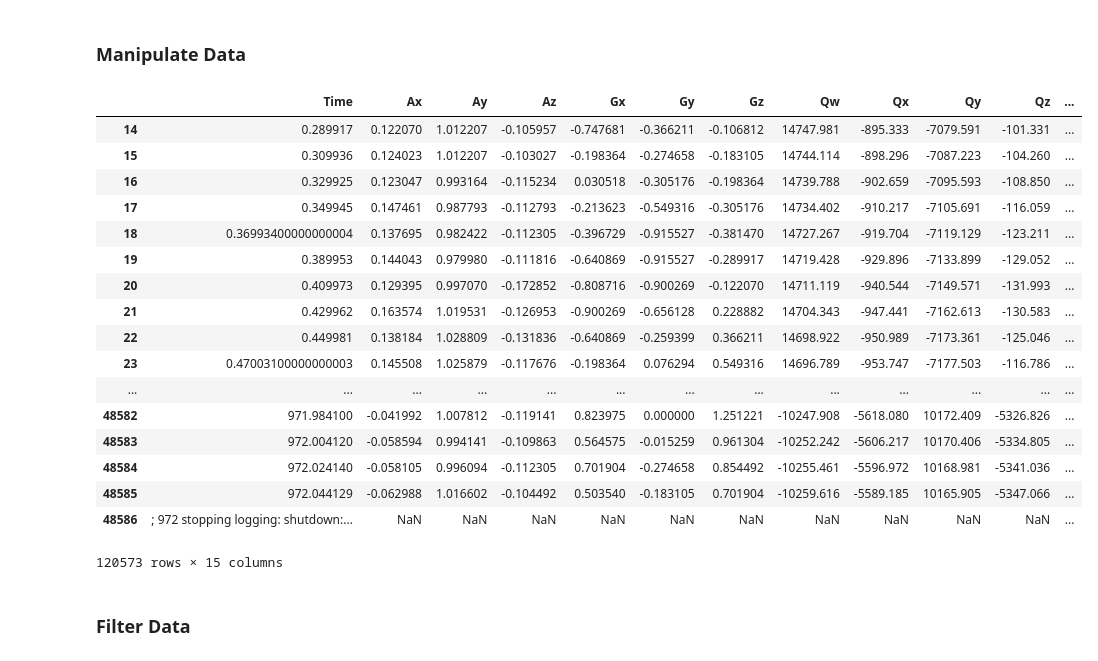
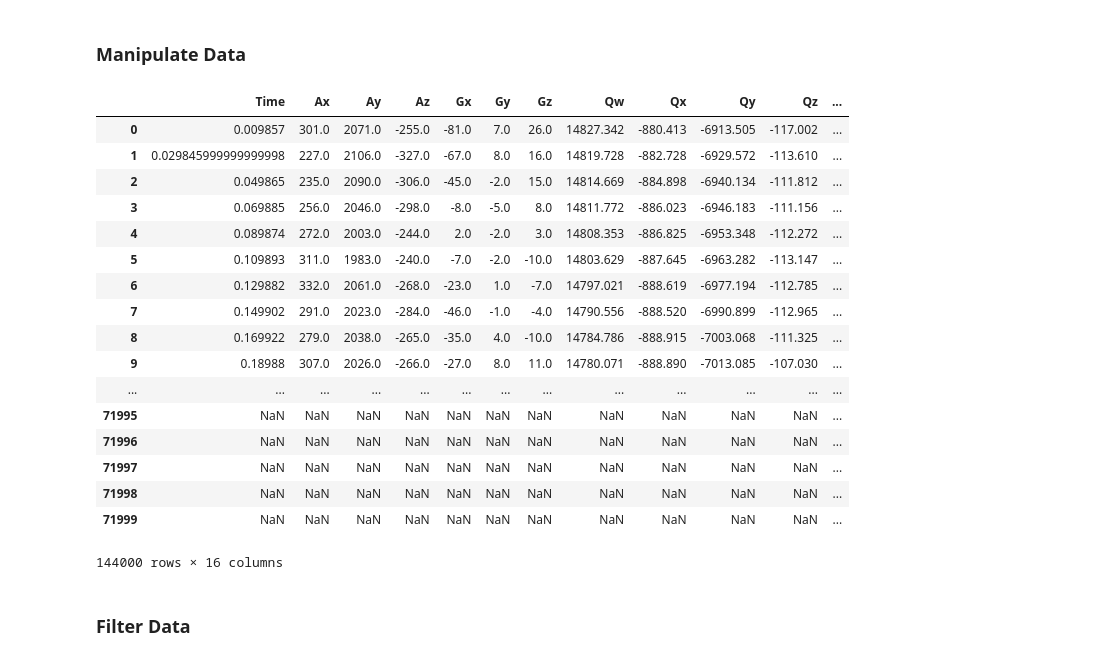
Before and after one commit to shellyginelle/zipline-acceleration-analysis, a Jupyter notebook: MRP - Post Processing Zip line Data.ipynb, the cells around one changed output. Drawn from its saved outputs; the diff is of its cells as text; code cells hidden in the pictures.

Commit message:
Add filepaths, Update data extractions

```diff
--- a/MRP - Post Processing Zip line Data.ipynb
+++ b/MRP - Post Processing Zip line Data.ipynb
@@ -187,3 +186,24 @@ com_raw_df
+# %%
+'''
+5. Read all COM Harness data files
+'''
+com_raw_dir = os.chdir(bmfp_v4_com)
+com_results = pd.DataFrame([], columns=colnames_HAM_IMU)
+
+for counter, file in enumerate(files):
+    com_df = pd.read_csv(file, skiprows=[0,1,2,3,4,5,6,7], sep=',', names=colnames_HAM_IMU, engine='python')
+    #Append the results into one dataframe
+    com_results = com_results.append(com_df)
+
+#Save the results into a separate combined .csv
+com_results.to_csv(bmfp_v4_com + 'COMBINED_COM_DATA.csv')
+
+#Read combined data, rename columns and print data
+com_raw_df = pd.read_csv(bmfp_v4_com + 'COMBINED_COM_DATA.csv',
+                 skiprows=[0], sep=',', names=colnames_HAM_IMU, header=None, engine='python')
+
+#print combined dataframe
+#com_raw_df
 # %% [markdown]
 ### Manipulate Data
 # %%
@@ -214,47 +243,45 @@ head_mnptd_df['Ax'].max()
 # %%
 #Save dataframe into new .csv
 head_raw_df.to_csv('/Users/shellyginelle/Data/1 - Head/MANIPULATED_HEAD_DATA.csv')
 head_mnptd_df = pd.read_csv('/Users/shellyginelle/Data/1 - Head/MANIPULATED_HEAD_DATA.csv',
-                 skiprows=[0,1,2,3,4,5,6,7], sep=',', names=colnames_HAM_IMU, header=None, engine='python')
+                 skiprows=[0], sep=',', names=colnames_HAM_IMU, header=None, engine='python')
 
 neck_raw_df.to_csv('/Users/shellyginelle/Data/2 - Neck C7/MANIPULATED_NECK_DATA.csv')
 neck_mnptd_df = pd.read_csv('/Users/shellyginelle/Data/2 - Neck C7/MANIPULATED_NECK_DATA.csv',
-                 skiprows=[0,1,2,3,4,5,6,7], sep=',', names=colnames_HAM_IMU, header=None, engine='python')
+                 skiprows=[0], sep=',', names=colnames_HAM_IMU, header=None, engine='python')
 
 shoulder_raw_df.to_csv('/Users/shellyginelle/Data/3 - Left Shoulder/MANIPULATED_SHOULDER_DATA.csv')
 shoulder_mnptd_df = pd.read_csv('/Users/shellyginelle/Data/3 - Left Shoulder/MANIPULATED_SHOULDER_DATA.csv',
-                 skiprows=[0,1,2,3,4,5,6,7], sep=',', names=colnames_HAM_IMU, header=None, engine='python')
+                 skiprows=[0], sep=',', names=colnames_HAM_IMU, header=None, engine='python')
 
 heart_raw_df.to_csv('/Users/shellyginelle/Data/4 - Heart/MANIPULATED_HEART_DATA.csv')
 heart_mnptd_df = pd.read_csv('/Users/shellyginelle/Data/4 - Heart/MANIPULATED_HEART_DATA.csv',
-                 skiprows=[0,1,2,3,4,5,6,7], sep=',', names=colnames_HAM_IMU, header=None, engine='python')
+                 skiprows=[0], sep=',', names=colnames_HAM_IMU, header=None, engine='python')
 
 com_raw_df.to_csv('/Users/shellyginelle/Data/5 - COM Harness/MANIPULATED_COM_DATA.csv')
 com_mnptd_df = pd.read_csv('/Users/shellyginelle/Data/5 - COM Harness/MANIPULATED_COM_DATA.csv',
-                 skiprows=[0,1,2,3,4,5,6,7], sep=',', names=colnames_HAM_IMU, header=None, engine='python')
+                 skiprows=[0], sep=',', names=colnames_HAM_IMU, header=None, engine='python')
 
-#For debugging purposes - Checkpoint
-#Print last dataframe to show code has completed
 com_mnptd_df
 # %% [output]
 |  | Time | Ax | Ay | Az | Gx | Gy | Gz | Qw | Qx | Qy | Qz | ... |
-| 14 | 0.289917 | 0.122070 | 1.012207 | -0.105957 | -0.747681 | -0.366211 | -0.106812 | 14747.981 | -895.333 | -7079.591 | -101.331 | ... |
-| 15 | 0.309936 | 0.124023 | 1.012207 | -0.103027 | -0.198364 | -0.274658 | -0.183105 | 14744.114 | -898.296 | -7087.223 | -104.260 | ... |
-| 16 | 0.329925 | 0.123047 | 0.993164 | -0.115234 | 0.030518 | -0.305176 | -0.198364 | 14739.788 | -902.659 | -7095.593 | -108.850 | ... |
-| 17 | 0.349945 | 0.147461 | 0.987793 | -0.112793 | -0.213623 | -0.549316 | -0.305176 | 14734.402 | -910.217 | -7105.691 | -116.059 | ... |
-| 18 | 0.36993400000000004 | 0.137695 | 0.982422 | -0.112305 | -0.396729 | -0.915527 | -0.381470 | 14727.267 | -919.704 | -7119.129 | -123.211 | ... |
-| 19 | 0.389953 | 0.144043 | 0.979980 | -0.111816 | -0.640869 | -0.915527 | -0.289917 | 14719.428 | -929.896 | -7133.899 | -129.052 | ... |
-| 20 | 0.409973 | 0.129395 | 0.997070 | -0.172852 | -0.808716 | -0.900269 | -0.122070 | 14711.119 | -940.544 | -7149.571 | -131.993 | ... |
-| 21 | 0.429962 | 0.163574 | 1.019531 | -0.126953 | -0.900269 | -0.656128 | 0.228882 | 14704.343 | -947.441 | -7162.613 | -130.583 | ... |
-| 22 | 0.449981 | 0.138184 | 1.028809 | -0.131836 | -0.640869 | -0.259399 | 0.366211 | 14698.922 | -950.989 | -7173.361 | -125.046 | ... |
-| 23 | 0.47003100000000003 | 0.145508 | 1.025879 | -0.117676 | -0.198364 | 0.076294 | 0.549316 | 14696.789 | -953.747 | -7177.503 | -116.786 | ... |
+| 0 | 0.009857 | 301.0 | 2071.0 | -255.0 | -81.0 | 7.0 | 26.0 | 14827.342 | -880.413 | -6913.505 | -117.002 | ... |
+| 1 | 0.029845999999999998 | 227.0 | 2106.0 | -327.0 | -67.0 | 8.0 | 16.0 | 14819.728 | -882.728 | -6929.572 | -113.610 | ... |
+| 2 | 0.049865 | 235.0 | 2090.0 | -306.0 | -45.0 | -2.0 | 15.0 | 14814.669 | -884.898 | -6940.134 | -111.812 | ... |
+| 3 | 0.069885 | 256.0 | 2046.0 | -298.0 | -8.0 | -5.0 | 8.0 | 14811.772 | -886.023 | -6946.183 | -111.156 | ... |
+| 4 | 0.089874 | 272.0 | 2003.0 | -244.0 | 2.0 | -2.0 | 3.0 | 14808.353 | -886.825 | -6953.348 | -112.272 | ... |
+| 5 | 0.109893 | 311.0 | 1983.0 | -240.0 | -7.0 | -2.0 | -10.0 | 14803.629 | -887.645 | -6963.282 | -113.147 | ... |
+| 6 | 0.129882 | 332.0 | 2061.0 | -268.0 | -23.0 | 1.0 | -7.0 | 14797.021 | -888.619 | -6977.194 | -112.785 | ... |
+| 7 | 0.149902 | 291.0 | 2023.0 | -284.0 | -46.0 | -1.0 | -4.0 | 14790.556 | -888.520 | -6990.899 | -112.965 | ... |
+| 8 | 0.169922 | 279.0 | 2038.0 | -265.0 | -35.0 | 4.0 | -10.0 | 14784.786 | -888.915 | -7003.068 | -111.325 | ... |
+| 9 | 0.18988 | 307.0 | 2026.0 | -266.0 | -27.0 | 8.0 | 11.0 | 14780.071 | -888.890 | -7013.085 | -107.030 | ... |
 | ... | ... | ... | ... | ... | ... | ... | ... | ... | ... | ... | ... | ... |
-| 48582 | 971.984100 | -0.041992 | 1.007812 | -0.119141 | 0.823975 | 0.000000 | 1.251221 | -10247.908 | -5618.080 | 10172.409 | -5326.826 | ... |
-| 48583 | 972.004120 | -0.058594 | 0.994141 | -0.109863 | 0.564575 | -0.015259 | 0.961304 | -10252.242 | -5606.217 | 10170.406 | -5334.805 | ... |
-| 48584 | 972.024140 | -0.058105 | 0.996094 | -0.112305 | 0.701904 | -0.274658 | 0.854492 | -10255.461 | -5596.972 | 10168.981 | -5341.036 | ... |
-| 48585 | 972.044129 | -0.062988 | 1.016602 | -0.104492 | 0.503540 | -0.183105 | 0.701904 | -10259.616 | -5589.185 | 10165.905 | -5347.066 | ... |
-| 48586 | ; 972 stopping logging: shutdown:... | NaN | NaN | NaN | NaN | NaN | NaN | NaN | NaN | NaN | NaN | ... |
+| 71995 | NaN | NaN | NaN | NaN | NaN | NaN | NaN | NaN | NaN | NaN | NaN | ... |
+| 71996 | NaN | NaN | NaN | NaN | NaN | NaN | NaN | NaN | NaN | NaN | NaN | ... |
+| 71997 | NaN | NaN | NaN | NaN | NaN | NaN | NaN | NaN | NaN | NaN | NaN | ... |
+| 71998 | NaN | NaN | NaN | NaN | NaN | NaN | NaN | NaN | NaN | NaN | NaN | ... |
+| 71999 | NaN | NaN | NaN | NaN | NaN | NaN | NaN | NaN | NaN | NaN | NaN | ... |
-120573 rows × 15 columns
+144000 rows × 16 columns
 # %% [markdown]
 ### Filter Data
 # %%
```
Also changed, not shown: parts of 16 cells of this notebook, 7 other files.
